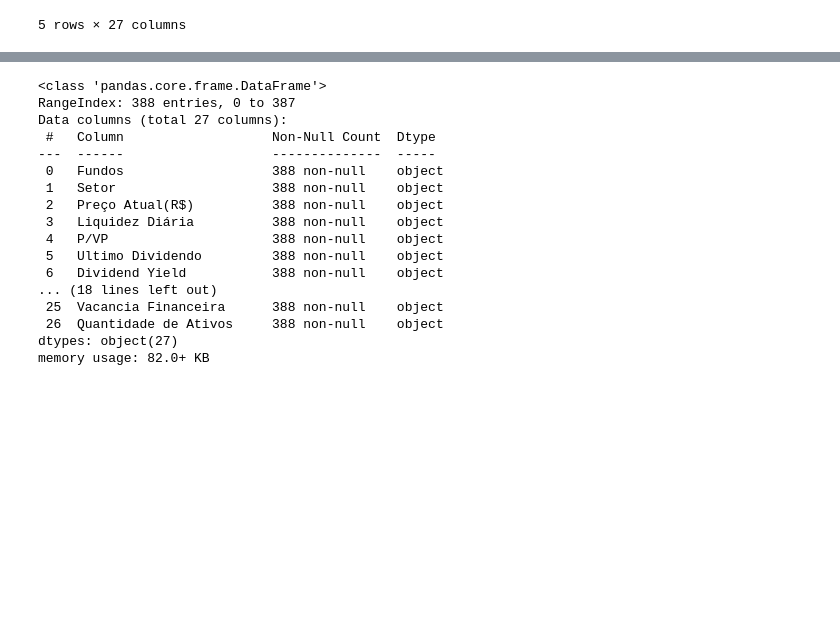
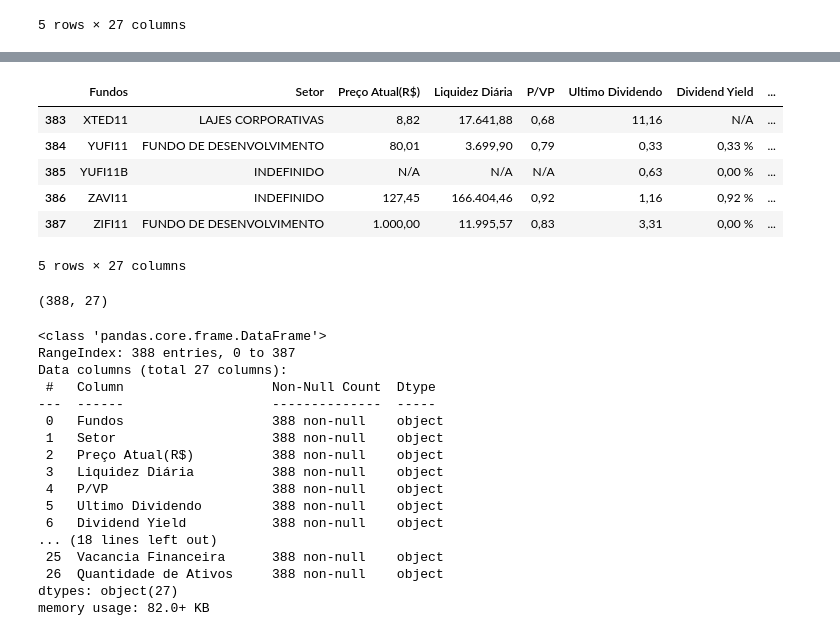
Before and after one commit to Riguini/Fundos-imobiliarios-FIIS-, a Jupyter notebook: FIIS.ipynb, the cells around one changed output, grey strips where cells are left out. Cells and saved outputs as stored; diff of their text form; code cells hidden in the pictures; blank space fills up the shorter version.

```diff
--- a/FIIS.ipynb
+++ b/FIIS.ipynb
@@ -99,3 +109,17 @@ df.head()
+# %%
+df.tail(5)
+# %% [output]
+|  | Fundos | Setor | Preço Atual(R$) | Liquidez Diária | P/VP | Ultimo Dividendo | Dividend Yield | ... |
+| 383 | XTED11 | LAJES CORPORATIVAS | 8,82 | 17.641,88 | 0,68 | 11,16 | N/A | ... |
+| 384 | YUFI11 | FUNDO DE DESENVOLVIMENTO | 80,01 | 3.699,90 | 0,79 | 0,33 | 0,33 % | ... |
+| 385 | YUFI11B | INDEFINIDO | N/A | N/A | N/A | 0,63 | 0,00 % | ... |
+| 386 | ZAVI11 | INDEFINIDO | 127,45 | 166.404,46 | 0,92 | 1,16 | 0,92 % | ... |
+| 387 | ZIFI11 | FUNDO DE DESENVOLVIMENTO | 1.000,00 | 11.995,57 | 0,83 | 3,31 | 0,00 % | ... |
+5 rows × 27 columns
+# %%
+df.shape
+# %% [output]
+(388, 27)
 # %%
 df.info()
 # %% [output]
```
Also changed, not shown: parts of 2 cells of this notebook.
